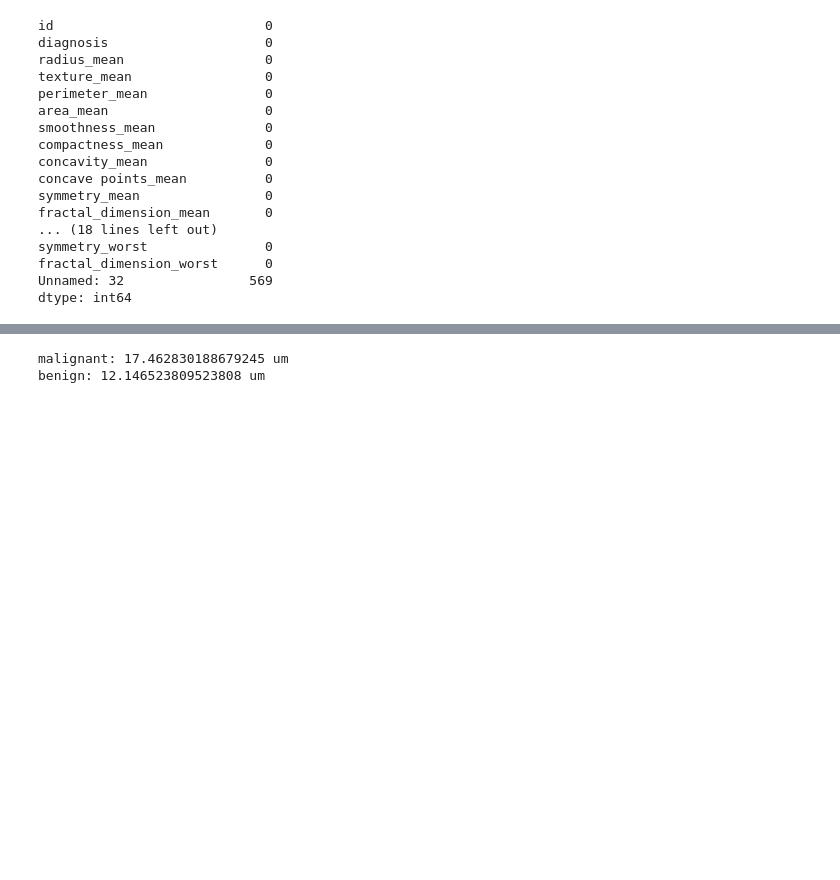
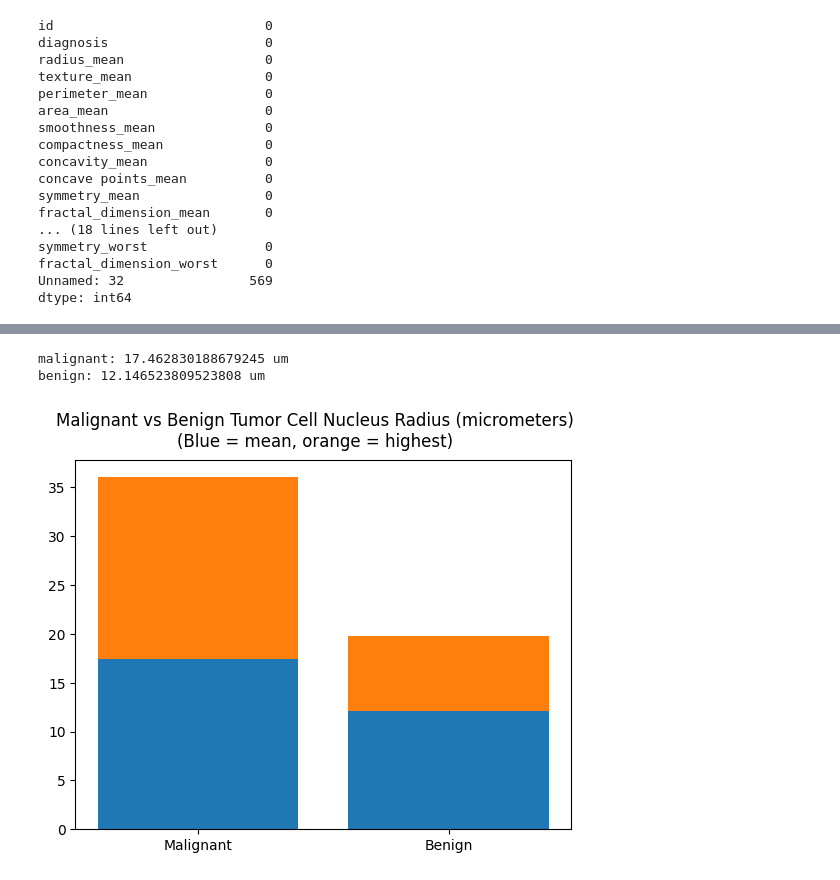
Before and after one commit to build-summer-2025/async-final-project-teal-nicholas, a Jupyter notebook: final_project_example.ipynb, the cells around one changed output, grey strips where cells are left out. Cells and saved outputs as stored; diff of their text form; code cells hidden in the pictures; blank space fills up the shorter version.

```diff
--- a/final_project_example.ipynb
+++ b/final_project_example.ipynb
@@ -106,10 +114,30 @@ print(f'{m_count * 100 / (m_count + b_count)}%')
 # %%
 # Q2
 m_mean_nucleus_radius = malignant['radius_mean'].mean()
 b_mean_nucleus_radius = benign['radius_mean'].mean()
 print(f'malignant: {m_mean_nucleus_radius} um')
 print(f'benign: {b_mean_nucleus_radius} um')
 # i assume this is micro meters as its a nucleus
+
+# moved here from a lower cell for graphing reasons
+
+m_worst_radius = malignant['radius_worst'].max()
+b_worst_radius = benign['radius_worst'].max()
+
+
+
+###
+
+plt.bar(data = [m_mean_nucleus_radius, b_mean_nucleus_radius],
+        x = ['Malignant', 'Benign'],
+        height = [m_mean_nucleus_radius, b_mean_nucleus_radius])
+plt.bar(data = [m_worst_radius, b_worst_radius],
+        x = ['Malignant', 'Benign'],
+        height = [m_worst_radius - m_mean_nucleus_radius, b_worst_radius - b_mean_nucleus_radius],
+        bottom = [m_mean_nucleus_radius, b_mean_nucleus_radius])
+plt.suptitle('Malignant vs Benign Tumor Cell Nucleus Radius (micrometers)\n(Blue = mean, orange = highest)')
+plt.show()
 # %% [output]
 malignant: 17.462830188679245 um
 benign: 12.146523809523808 um
+[figure, added]
```
Also changed, not shown: parts of 16 cells of this notebook, 12 other files.
